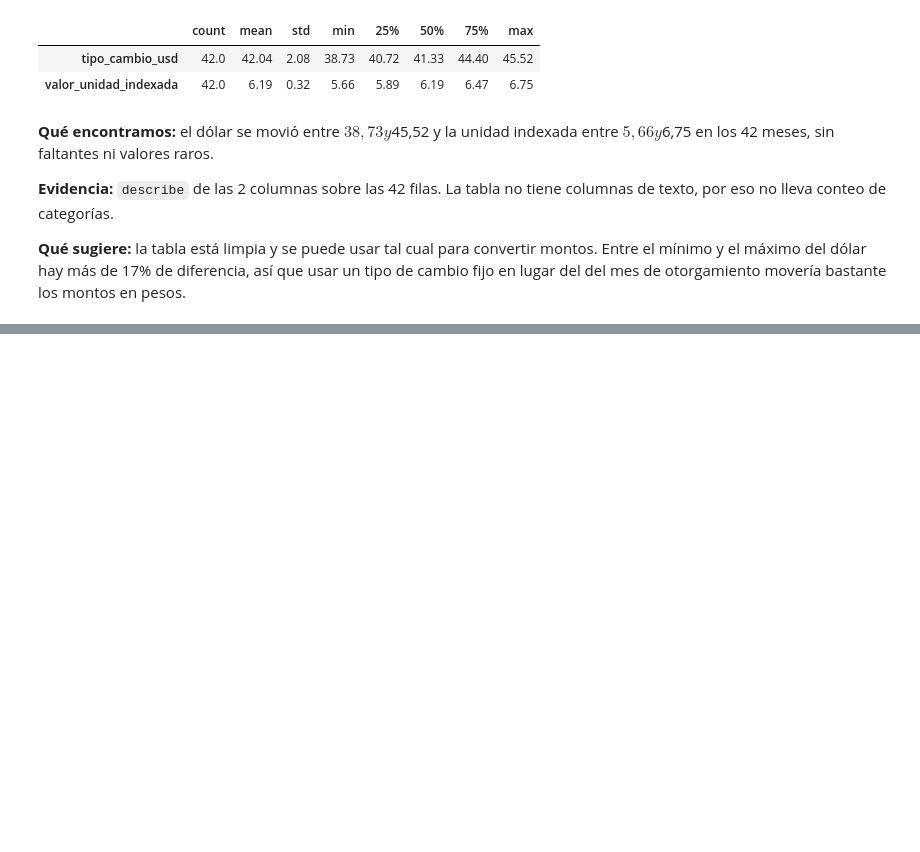
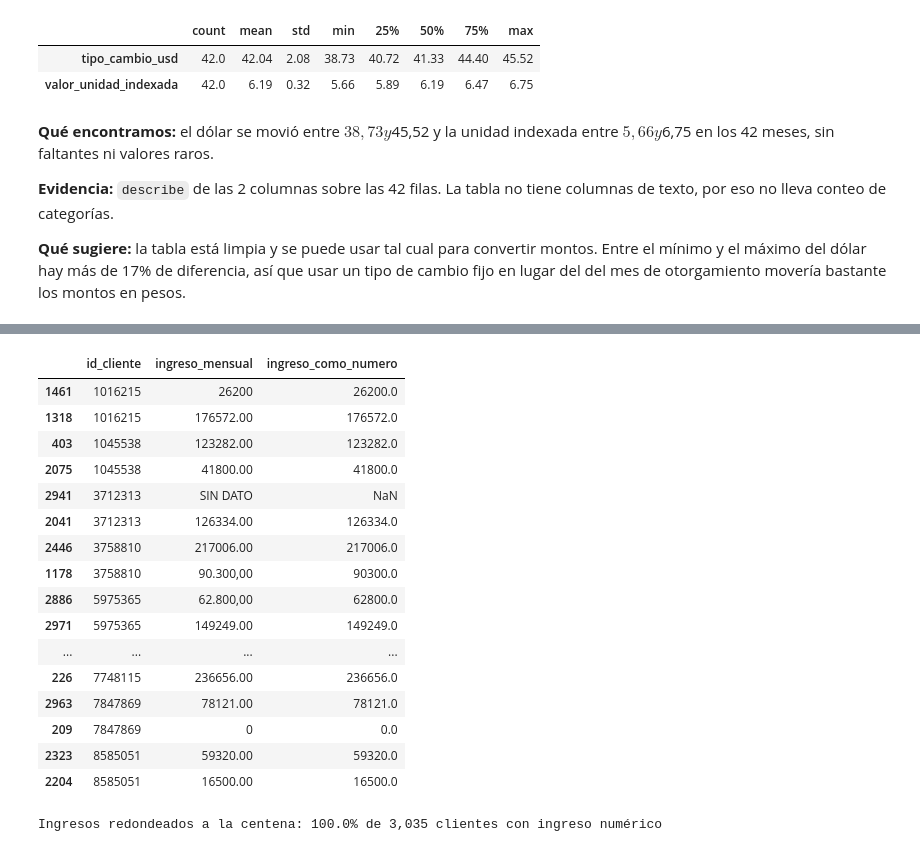
Before and after one commit to ncho06-a11y/proyecto-final-merli, a Jupyter notebook: notebooks/analisis_riesgo_credito.ipynb, the cells around one changed output, grey strips where cells are left out. Drawn from its saved outputs; the diff is of its cells as text; code cells hidden in the pictures; blank space fills up the shorter version.

```diff
--- a/notebooks/analisis_riesgo_credito.ipynb
+++ b/notebooks/analisis_riesgo_credito.ipynb
@@ -100,6 +102,11 @@ CATEGORIAS_ESPERADAS = {
     "tipo_producto": 6,
     "moneda": 3,
 }
+
+# Ingreso: "$ 55.400" usa el punto como separador de miles (punto seguido de 3 dígitos)
+PATRON_MILES_CON_PUNTO = r"^\d{1,3}(\.\d{3})+$"
+# Los ingresos declarados vienen redondeados a la centena (lo verifico en el punto 1.3)
+REDONDEO_INGRESO = 100
 # %%
 def cargar_tabla(ruta, tipos_columnas, formatos_fecha):
     """Lee un CSV declarando el tipo de cada columna y el formato de cada fecha."""
@@ -371,0 +458,27 @@ display(describir_continuas(tipo_cambio))
+# %%
+# Elimino los duplicados exactos: son la misma fila cargada dos veces
+bitacora_limpieza = []
+
+filas_antes = len(clientes)
+clientes = clientes.drop_duplicates()
+bitacora_limpieza.append(
+    registrar_cambio(
+        tabla_afectada="clientes",
+        descripcion="Duplicados exactos",
+        filas_antes=filas_antes,
+        filas_despues=len(clientes),
+    )
+)
+
+filas_antes = len(productos)
+productos = productos.drop_duplicates()
+bitacora_limpieza.append(
+    registrar_cambio(
+        tabla_afectada="productos",
+        descripcion="Duplicados exactos",
+        filas_antes=filas_antes,
+        filas_despues=len(productos),
+    )
+)
+
+display(pd.DataFrame(bitacora_limpieza))
@@ -371,0 +505,45 @@ display(describir_continuas(tipo_cambio))
+# %%
+# Miro las dos versiones de cada cliente repetido, con el ingreso pasado a número
+clientes_repetidos = clientes[clientes["id_cliente"].duplicated(keep=False)].copy()
+clientes_repetidos["ingreso_como_numero"] = clientes_repetidos["ingreso_mensual"].map(
+    convertir_ingreso_a_numero
+)
+display(
+    clientes_repetidos.sort_values("id_cliente")[
+        ["id_cliente", "ingreso_mensual", "ingreso_como_numero"]
+    ]
+)
+# %% [output]
+|  | id_cliente | ingreso_mensual | ingreso_como_numero |
+| 1461 | 1016215 | 26200 | 26200.0 |
+| 1318 | 1016215 | 176572.00 | 176572.0 |
+| 403 | 1045538 | 123282.00 | 123282.0 |
+| 2075 | 1045538 | 41800.00 | 41800.0 |
+| 2941 | 3712313 | SIN DATO | NaN |
+| 2041 | 3712313 | 126334.00 | 126334.0 |
+| 2446 | 3758810 | 217006.00 | 217006.0 |
+| 1178 | 3758810 | 90.300,00 | 90300.0 |
+| 2886 | 5975365 | 62.800,00 | 62800.0 |
+| 2971 | 5975365 | 149249.00 | 149249.0 |
+| ... | ... | ... | ... |
+| 226 | 7748115 | 236656.00 | 236656.0 |
+| 2963 | 7847869 | 78121.00 | 78121.0 |
+| 209 | 7847869 | 0 | 0.0 |
+| 2323 | 8585051 | 59320.00 | 59320.0 |
+| 2204 | 8585051 | 16500.00 | 16500.0 |
+# %%
+# Para elegir la versión buena miro qué tan comunes son los ingresos redondeados
+# a la centena en el resto de la base (sin los 11 clientes en conflicto)
+ingreso_resto_de_la_base = (
+    clientes.loc[~clientes["id_cliente"].duplicated(keep=False), "ingreso_mensual"]
+    .map(convertir_ingreso_a_numero)
+    .dropna()
+)
+ingreso_resto_de_la_base = ingreso_resto_de_la_base[ingreso_resto_de_la_base > 0]
+pct_redondeado = (ingreso_resto_de_la_base % REDONDEO_INGRESO == 0).mean()
+print(
+    f"Ingresos redondeados a la centena: {pct_redondeado:.1%} "
+    f"de {len(ingreso_resto_de_la_base):,} clientes con ingreso numérico"
+)
+# %% [output]
+Ingresos redondeados a la centena: 100.0% de 3,035 clientes con ingreso numérico
```
Also changed, not shown: parts of 13 cells of this notebook.
